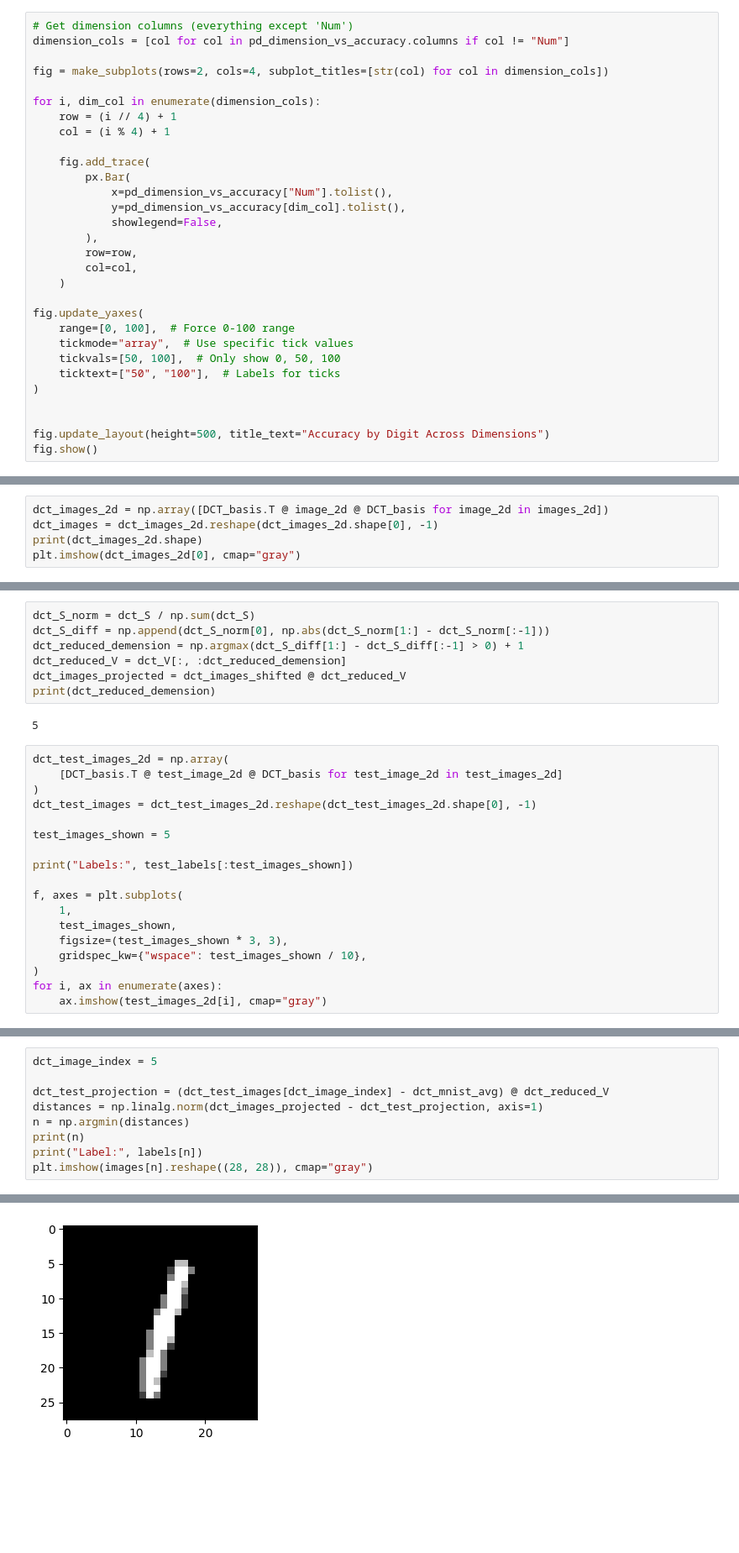
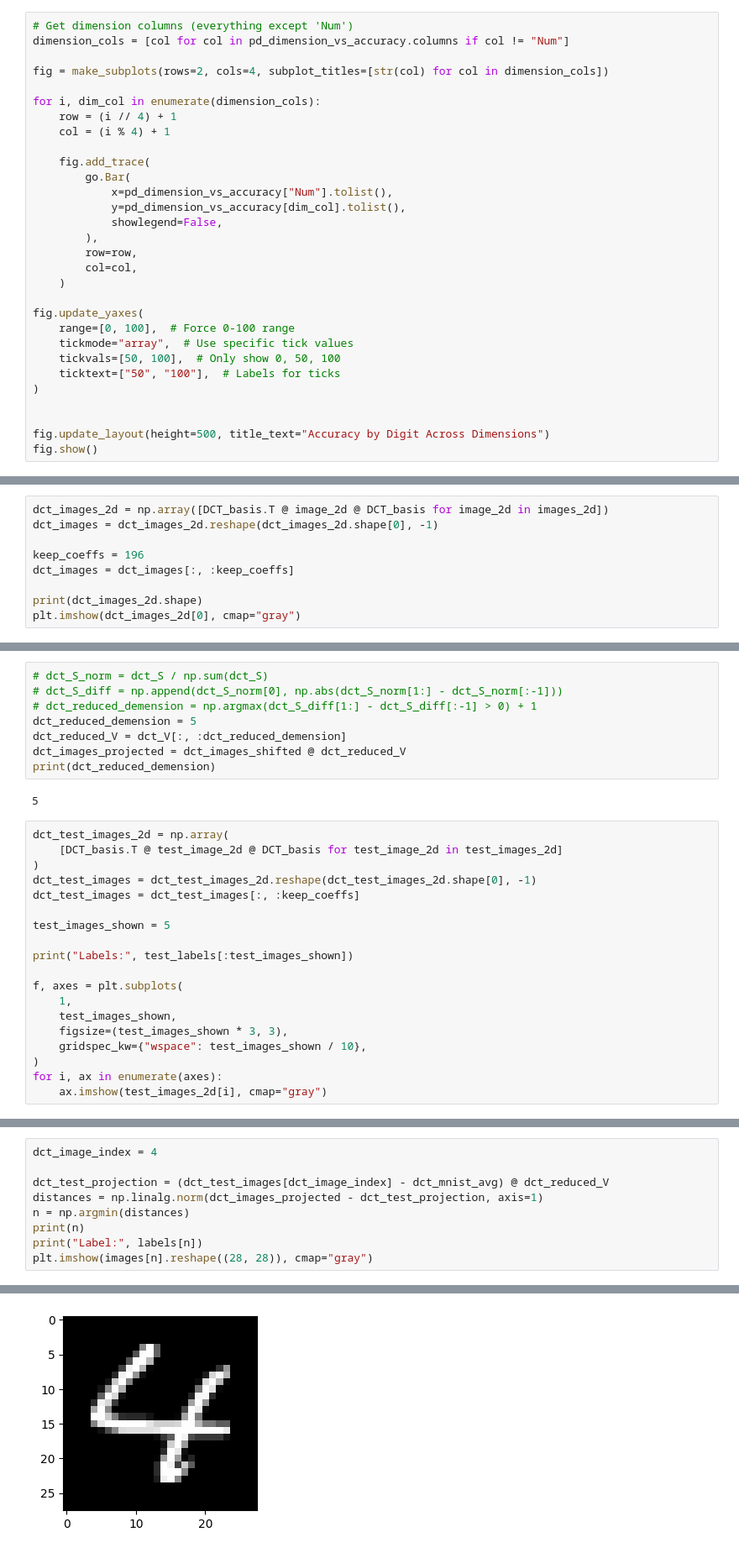
Before and after one commit to ChurroC/Number_Recognition, a Jupyter notebook: src/PCA.ipynb, the cells around one changed output, grey strips where cells are left out. Shown at 84% size. Saved outputs shown, nothing was run; the diff lists cells and outputs as text; blank space fills up the shorter version.

```diff
--- a/src/PCA.ipynb
+++ b/src/PCA.ipynb
@@ -462,7 +508,7 @@ for i, dim_col in enumerate(dimension_cols):
     col = (i % 4) + 1
 
     fig.add_trace(
-        px.Bar(
+        go.Bar(
             x=pd_dimension_vs_accuracy["Num"].tolist(),
             y=pd_dimension_vs_accuracy[dim_col].tolist(),
             showlegend=False,
@@ -559,6 +596,10 @@ Excluding the horizontal line, each basis function is a cosine wave with period
 # %%
 dct_images_2d = np.array([DCT_basis.T @ image_2d @ DCT_basis for image_2d in images_2d])
 dct_images = dct_images_2d.reshape(dct_images_2d.shape[0], -1)
+
+keep_coeffs = 196
+dct_images = dct_images[:, :keep_coeffs]
+
 print(dct_images_2d.shape)
 plt.imshow(dct_images_2d[0], cmap="gray")
 # %% [output]
@@ -576,9 +614,10 @@ plt.imshow(dct_mnist_avg.reshape((28, 28)), cmap="gray")
 dct_U, dct_S, dct_Vt = la.svd(dct_images_shifted, full_matrices=False)
 dct_V = dct_Vt.T
 # %%
-dct_S_norm = dct_S / np.sum(dct_S)
-dct_S_diff = np.append(dct_S_norm[0], np.abs(dct_S_norm[1:] - dct_S_norm[:-1]))
-dct_reduced_demension = np.argmax(dct_S_diff[1:] - dct_S_diff[:-1] > 0) + 1
+# dct_S_norm = dct_S / np.sum(dct_S)
+# dct_S_diff = np.append(dct_S_norm[0], np.abs(dct_S_norm[1:] - dct_S_norm[:-1]))
+# dct_reduced_demension = np.argmax(dct_S_diff[1:] - dct_S_diff[:-1] > 0) + 1
+dct_reduced_demension = 5
 dct_reduced_V = dct_V[:, :dct_reduced_demension]
 dct_images_projected = dct_images_shifted @ dct_reduced_V
 print(dct_reduced_demension)
@@ -589,6 +628,7 @@ dct_test_images_2d = np.array(
     [DCT_basis.T @ test_image_2d @ DCT_basis for test_image_2d in test_images_2d]
 )
 dct_test_images = dct_test_images_2d.reshape(dct_test_images_2d.shape[0], -1)
+dct_test_images = dct_test_images[:, :keep_coeffs]
 
 test_images_shown = 5
 
@@ -606,7 +646,7 @@ for i, ax in enumerate(axes):
 Labels: [7 2 1 0 4]
 [figure]
 # %%
-dct_image_index = 5
+dct_image_index = 4
 
 dct_test_projection = (dct_test_images[dct_image_index] - dct_mnist_avg) @ dct_reduced_V
 distances = np.linalg.norm(dct_images_projected - dct_test_projection, axis=1)
@@ -620,2 +660,2 @@ Label: 1
 <matplotlib.image.AxesImage at 0x...>
-[figure, old version]
+[figure, new version]
```
Also changed, not shown: parts of 18 cells of this notebook.
